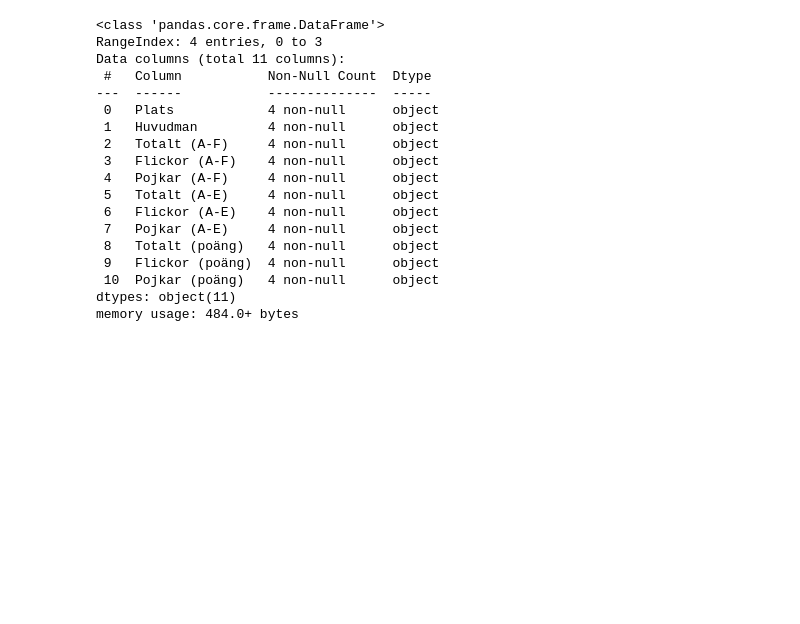
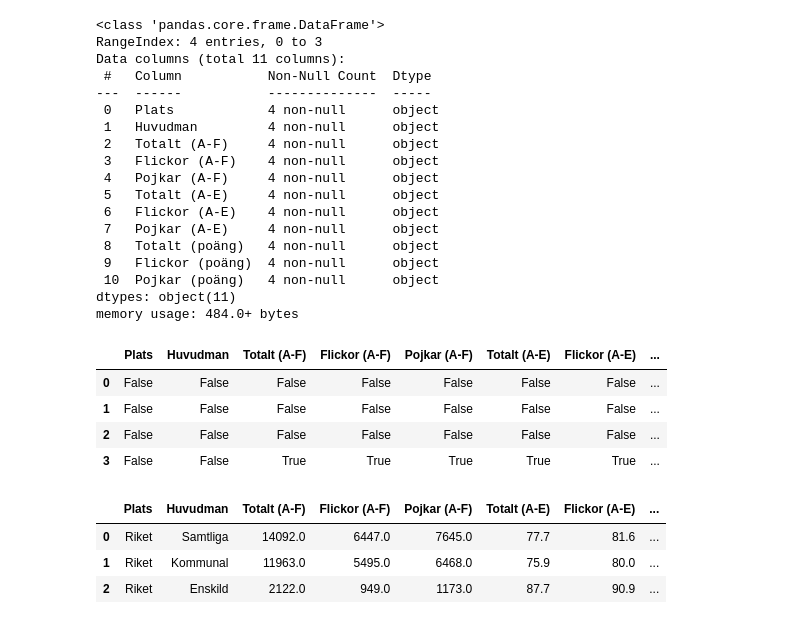
Before and after one commit to suseliwen/Labb2---skolstatistik, a Jupyter notebook: Labb_Skolstat.ipynb, the cells around one changed output. Saved outputs shown, nothing was run; the diff lists cells and outputs as text; code cells hidden in the pictures; blank space fills up the shorter version.

```diff
--- a/Labb_Skolstat.ipynb
+++ b/Labb_Skolstat.ipynb
@@ -203,0 +206,8 @@ memory usage: 484.0+ bytes
+# %%
+df_SAS.isnull().head() #Kontrollutskrift för att se om värderna ersatts med null
+# %% [output]
+|  | Plats | Huvudman | Totalt (A-F) | Flickor (A-F) | Pojkar (A-F) | Totalt (A-E) | Flickor (A-E) | ... |
+| 0 | False | False | False | False | False | False | False | ... |
+| 1 | False | False | False | False | False | False | False | ... |
+| 2 | False | False | False | False | False | False | False | ... |
+| 3 | False | False | True | True | True | True | True | ... |
@@ -203,0 +216,7 @@ memory usage: 484.0+ bytes
+# %%
+df_SAS.head()
+# %% [output]
+|  | Plats | Huvudman | Totalt (A-F) | Flickor (A-F) | Pojkar (A-F) | Totalt (A-E) | Flickor (A-E) | ... |
+| 0 | Riket | Samtliga | 14092.0 | 6447.0 | 7645.0 | 77.7 | 81.6 | ... |
+| 1 | Riket | Kommunal | 11963.0 | 5495.0 | 6468.0 | 75.9 | 80.0 | ... |
+| 2 | Riket | Enskild | 2122.0 | 949.0 | 1173.0 | 87.7 | 90.9 | ... |
```
Also changed, not shown: parts of 6 cells of this notebook.
